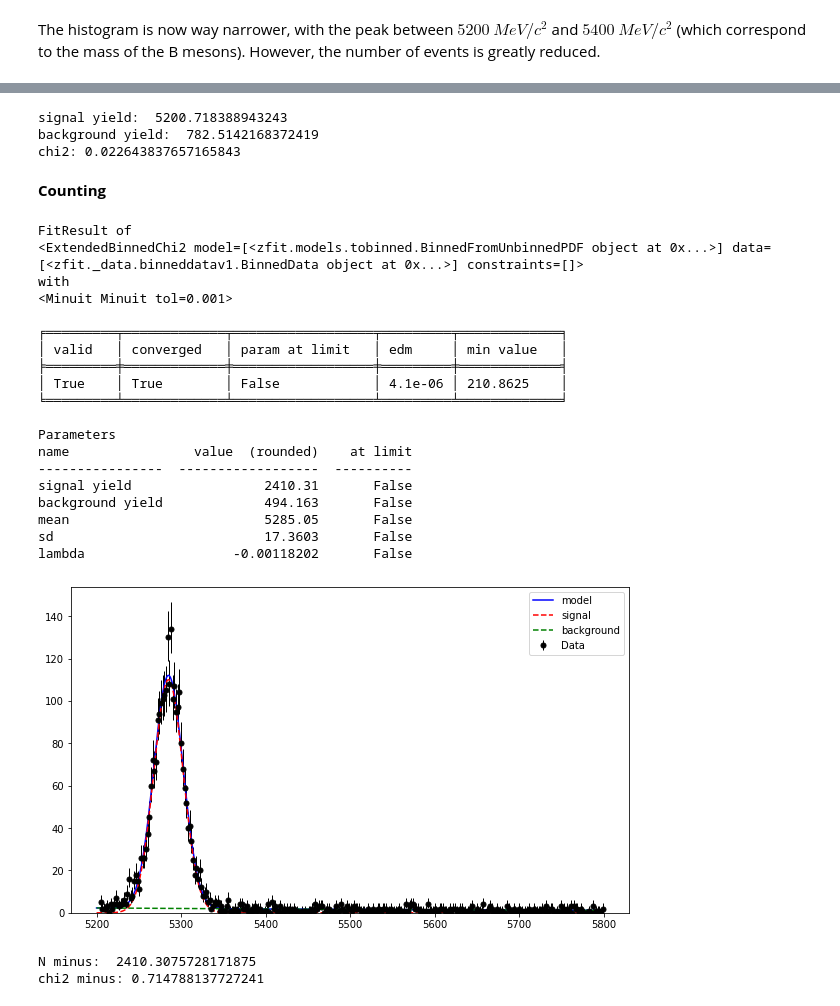
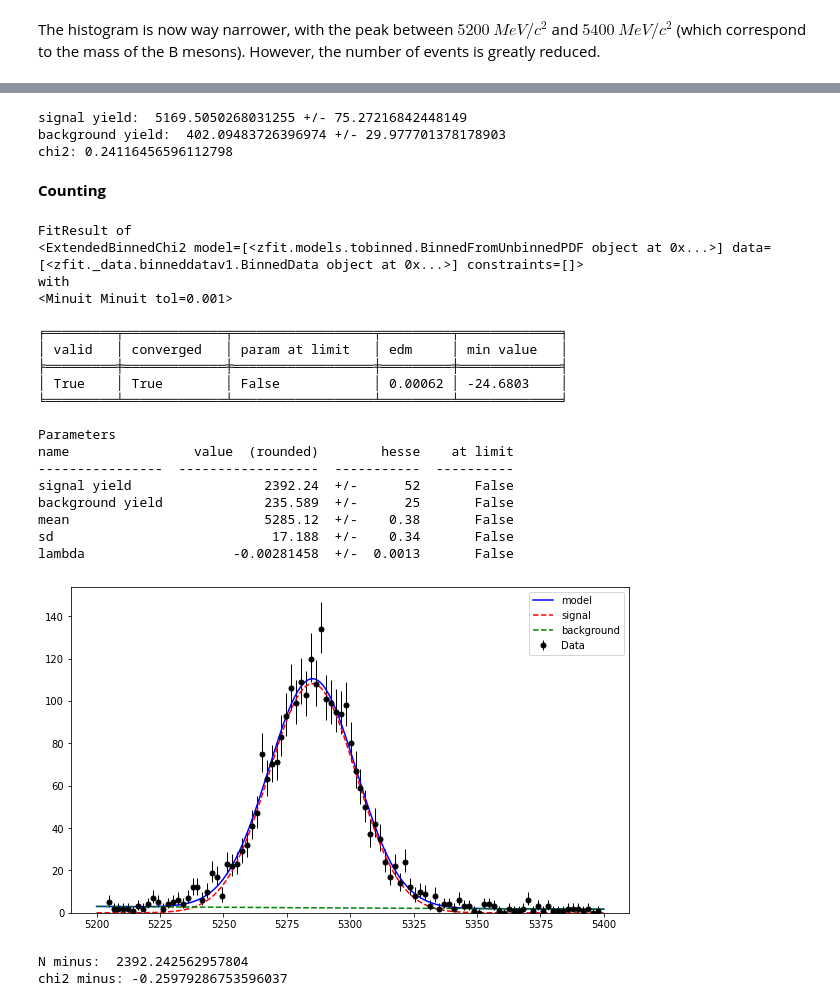
Before and after one commit to tsiligardi/PRA3024-Analysis-of-big-data-in-physics, a Jupyter notebook: LHCb_no_root_ipynb_final.ipynb, the cells around one changed output, grey strips where cells are left out. Saved outputs shown, nothing was run; the diff lists cells and outputs as text; code cells hidden in the pictures.

```diff
--- a/LHCb_no_root_ipynb_final.ipynb
+++ b/LHCb_no_root_ipynb_final.ipynb
@@ -89,11 +89,11 @@ def plotHists(data,bins,range,labels=None,title=None,xlabel=None,ylabel=None,gri
   if ylabel: plt.ylabel(ylabel);
   if grid: plt.grid();
   plt.show()
-  return
+  return None
 
-def getModel(model,data,bins=300,title=None):
+def getModel(model,data,bins=300,title=None,limits=(5200,5800)):
   #binning
-  binning = zfit.binned.RegularBinning(bins, 5200,5800, name="mass")
+  binning = zfit.binned.RegularBinning(bins, limits[0],limits[1], name="mass")
   mass_binned = zfit.Space("mass", binning=binning)
   data_binned = data.to_binned(mass_binned)
   model_binned = zfit.pdf.BinnedFromUnbinnedPDF(model, mass_binned)
@@ -101,9 +101,11 @@ def getModel(model,data,bins=300,title=None):
   nll = zfit.loss.ExtendedBinnedChi2(model_binned, data_binned)
   minimizer = zfit.minimize.Minuit()
   result = minimizer.minimize(nll)
+  result.hesse()
   print(result)
   #chi2
   chi2=nll.value().numpy()
+  #dof=len(data.to_pandas())-len(model.get_params())
   dof=bins-len(model.get_params())
   #plotting, taken and modified from https://indico.cern.ch/event/882824/contributions/3932489/:
   lower, upper = data.data_range.limit1d
@@ -123,8 +125,6 @@ def getModel(model,data,bins=300,title=None):
   plt.show()
   return result.params,chi2/dof
 
-
-
 def asymmetry(Nplus, Nminus):
   return (Nminus-Nplus)/(Nminus+Nplus)
 
@@ -232,7 +232,8 @@ import zfit
 
 import mplhep
 # %%
-mass=zfit.Space("mass",limits=(5200,5800))
+
+mass=zfit.Space("mass",limits=(5200,5400))
 data = zfit.Data.from_numpy(obs=mass, array=mass_mother_cut)#selecting the data in that range
 
 #signal
@@ -243,16 +244,18 @@ gauss_norm=zfit.Parameter("signal yield",len(data.to_pandas())/30, 0, len(data.t
 
 #background
 lam=zfit.Parameter("lambda",-0.02, -2, +2)
-exp_norm=zfit.Parameter("background yield",len(data.to_pandas())/30, 0, len(data.to_pandas())*3)
+exp_norm=zfit.Parameter("background yield",len(data.to_pandas())/100, 0.1, len(data.to_pandas())*3)
 # %%
 #creating the model
+bins=100
+limits=(5200,5400)
 signal=zfit.pdf.Gauss(obs=mass, mu=gauss_mean, sigma=gauss_width).create_extended(gauss_norm)
 bckg=zfit.pdf.Exponential(lam, obs=mass).create_extended(exp_norm)
 
 model=zfit.pdf.SumPDF([signal,bckg])
 
 #getting the model
-result,chi2=getModel(model,data,title="mass")
+result,chi2=getModel(model,data,title="mass",limits=limits,bins=bins)
 # %% [output]
 Some values in                  ┌───────────────────────────────────────────────────────────┐
 [5200, 5202) 4   │▉                                                          │
@@ -294,9 +297,11 @@ lambda                   -0.00167675       False
 # %%
-print("signal yield: ",result[gauss_norm]["value"],"\nbackground yield: ",result[exp_norm]["value"],"\nchi2:",chi2)
+print("signal yield: ",result[gauss_norm]["value"],"+/-",result[gauss_norm]['hesse']['error'])
+print("background yield: ",result[exp_norm]["value"],'+/-',result[exp_norm]['hesse']['error'])
+print("chi2:",chi2)
 # %% [output]
-signal yield:  5200.718388943243
-background yield:  782.5142168372419
-chi2: 0.022643837657165843
+signal yield:  5169.5050268031255 +/- 75.27216842448149
+background yield:  402.09483726396974 +/- 29.977701378178903
+chi2: 0.24116456596112798
 # %% [markdown]
 **Counting**
 # %%
@@ -307,38 +312,39 @@ B_plus=f["DecayTree"].arrays(cut="({}==1)&{}".format(totalCharge,selection), lib
 # %%
 #Model B_minus
 H1_Bminus,H2_Bminus,H3_Bminus=getDaughterParticles(B_minus)
 mass_mother_Bminus=massMother(H1_Bminus,H2_Bminus,H3_Bminus,massK)
 
+
 data_B_minus=zfit.Data.from_numpy(obs=mass, array=mass_mother_Bminus)#selecting the data in that range
 
-params,chi_2_minus=getModel(model,data_B_minus)
+params,chi_2_minus=getModel(model,data_B_minus,limits=limits,bins=bins)
 N_minus=params[gauss_norm]["value"]
 # %% [output]
 FitResult of
 <ExtendedBinnedChi2 model=[<zfit.models.tobinned.BinnedFromUnbinnedPDF object at 0x...>] data=[<zfit._data.binneddatav1.BinnedData object at 0x...>] constraints=[]>
 with
 <Minuit Minuit tol=0.001>
 
 ╒═════════╤═════════════╤══════════════════╤═════════╤═════════════╕
 │ valid   │ converged   │ param at limit   │ edm     │ min value   │
 ╞═════════╪═════════════╪══════════════════╪═════════╪═════════════╡
-│ True    │ True        │ False            │ 4.1e-06 │ 210.8625    │
+│ True    │ True        │ False            │ 0.00062 │ -24.6803    │
 ╘═════════╧═════════════╧══════════════════╧═════════╧═════════════╛
 
 Parameters
-name                value  (rounded)    at limit
-----------------  ------------------  ----------
-signal yield                 2410.31       False
-background yield             494.163       False
-mean                         5285.05       False
-sd                           17.3603       False
-lambda                   -0.00118202       False
+name                value  (rounded)        hesse    at limit
+----------------  ------------------  -----------  ----------
+signal yield                 2392.24  +/-      52       False
+background yield             235.589  +/-      25       False
+mean                         5285.12  +/-    0.38       False
+sd                            17.188  +/-    0.34       False
+lambda                   -0.00281458  +/-  0.0013       False
-[figure, old version]
+[figure, new version]
 # %%
 print("N minus: ",N_minus,"\nchi2 minus:",chi_2_minus)
 # %% [output]
-N minus:  2410.3075728171875
-chi2 minus: 0.714788137727241
+N minus:  2392.242562957804
+chi2 minus: -0.25979286753596037
 # %%
 #Model B_plus
 H1_Bplus,H2_Bplus,H3_Bplus=getDaughterParticles(B_plus)
```
Also changed, not shown: parts of 8 cells of this notebook.
